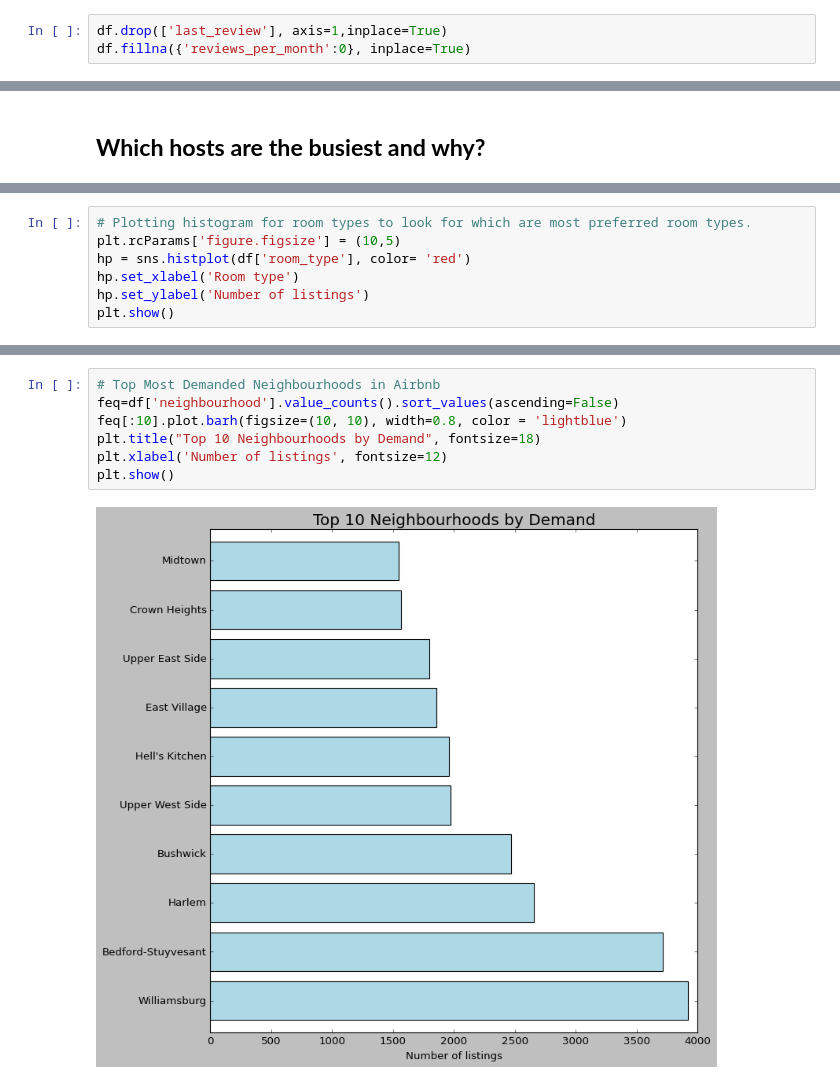
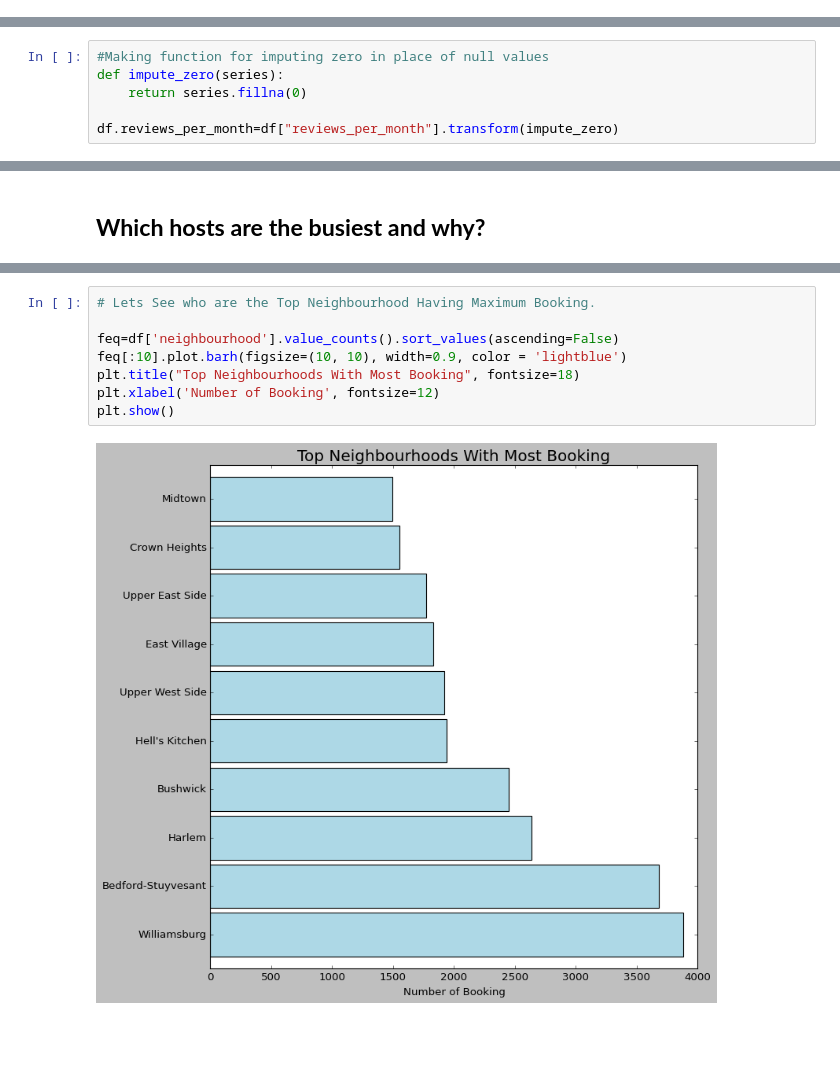
Before and after one commit to amanjn7/Airbnb-Booking-Analysis, a Jupyter notebook: Aman_Jain_Airbnb_Bookings_Analysis_Capstone_Project.ipynb, the cells around one changed output, grey strips where cells are left out. Saved outputs shown, nothing was run; the diff lists cells and outputs as text; blank space fills up the shorter version.

```diff
--- a/Aman_Jain_Airbnb_Bookings_Analysis_Capstone_Project.ipynb
+++ b/Aman_Jain_Airbnb_Bookings_Analysis_Capstone_Project.ipynb
@@ -208,3 +157,0 @@ As we can see there are some Null Values in **host_name**, **name** , **last_rev
-# %%
-df.drop(['last_review'], axis=1,inplace=True)
-df.fillna({'reviews_per_month':0}, inplace=True)
@@ -267,0 +278,6 @@ sns.boxplot(x=df['minimum_nights'])
+# %%
+#Making function for imputing zero in place of null values
+def impute_zero(series):
+    return series.fillna(0)
+
+df.reviews_per_month=df["reviews_per_month"].transform(impute_zero)
@@ -511,7 +693,0 @@ plt.bar(host_name, stay)
-# %%
-# Plotting histogram for room types to look for which are most preferred room types.
-plt.rcParams['figure.figsize'] = (10,5)
-hp = sns.histplot(df['room_type'], color= 'red')
-hp.set_xlabel('Room type')
-hp.set_ylabel('Number of listings')
-plt.show()
@@ -596,9 +706,10 @@ plt.show()
 # %%
-# Top Most Demanded Neighbourhoods in Airbnb
+# Lets See who are the Top Neighbourhood Having Maximum Booking.
+
 feq=df['neighbourhood'].value_counts().sort_values(ascending=False)
-feq[:10].plot.barh(figsize=(10, 10), width=0.8, color = 'lightblue')
-plt.title("Top 10 Neighbourhoods by Demand", fontsize=18)
-plt.xlabel('Number of listings', fontsize=12)
+feq[:10].plot.barh(figsize=(10, 10), width=0.9, color = 'lightblue')
+plt.title("Top Neighbourhoods With Most Booking", fontsize=18)
+plt.xlabel('Number of Booking', fontsize=12)
 plt.show()
 # %% [output]
-[figure, old version]
+[figure, new version]
```
Also changed, not shown: parts of 149 cells of this notebook.
